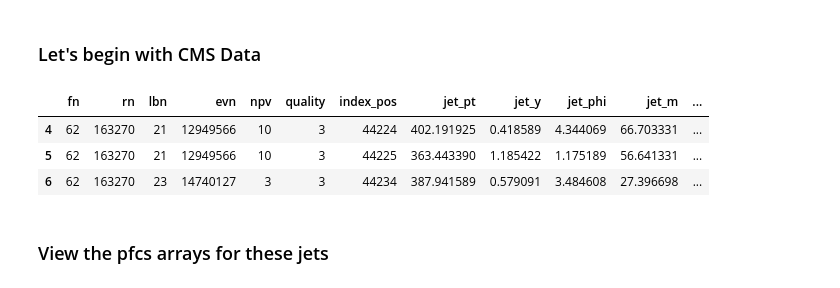
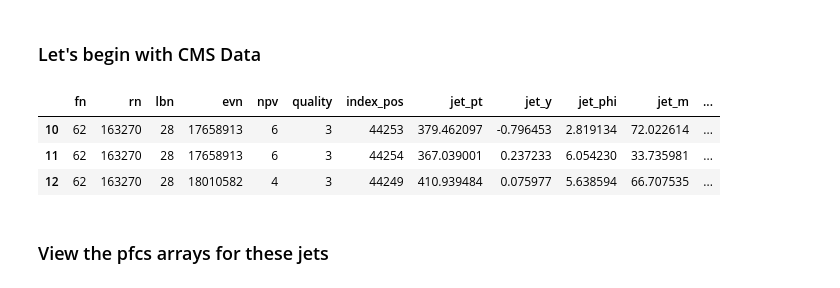
Before and after one commit to a-lolos/Thesis-Jet_analysis, a Jupyter notebook: MOD Jet Demo.ipynb, the cells around one changed output. Cells and saved outputs as stored; diff of their text form; code cells hidden in the pictures.

```diff
--- a/MOD Jet Demo.ipynb
+++ b/MOD Jet Demo.ipynb
@@ -148,18 +148,18 @@ cms_multijetdf.head(10)
 ### Let's begin with CMS Data
 # %%
 # Pick an event (line number) from the above cms_multijetdf.
-Line = 4
+Line = 10
 
 # How many jets in that event
 N = 2
 
 # View how many jets there are in that event.
 cms_multijetdf.iloc[Line : Line + 3]
 # %% [output]
 |  | fn | rn | lbn | evn | npv | quality | index_pos | jet_pt | jet_y | jet_phi | jet_m | ... |
-| 4 | 62 | 163270 | 21 | 12949566 | 10 | 3 | 44224 | 402.191925 | 0.418589 | 4.344069 | 66.703331 | ... |
-| 5 | 62 | 163270 | 21 | 12949566 | 10 | 3 | 44225 | 363.443390 | 1.185422 | 1.175189 | 56.641331 | ... |
-| 6 | 62 | 163270 | 23 | 14740127 | 3 | 3 | 44234 | 387.941589 | 0.579091 | 3.484608 | 27.396698 | ... |
+| 10 | 62 | 163270 | 28 | 17658913 | 6 | 3 | 44253 | 379.462097 | -0.796453 | 2.819134 | 72.022614 | ... |
+| 11 | 62 | 163270 | 28 | 17658913 | 6 | 3 | 44254 | 367.039001 | 0.237233 | 6.054230 | 33.735981 | ... |
+| 12 | 62 | 163270 | 28 | 18010582 | 4 | 3 | 44249 | 410.939484 | 0.075977 | 5.638594 | 66.707535 | ... |
 # %% [markdown]
 ### View the pfcs arrays for these jets
 # %% [markdown]
```
Also changed, not shown: parts of 14 cells of this notebook.
